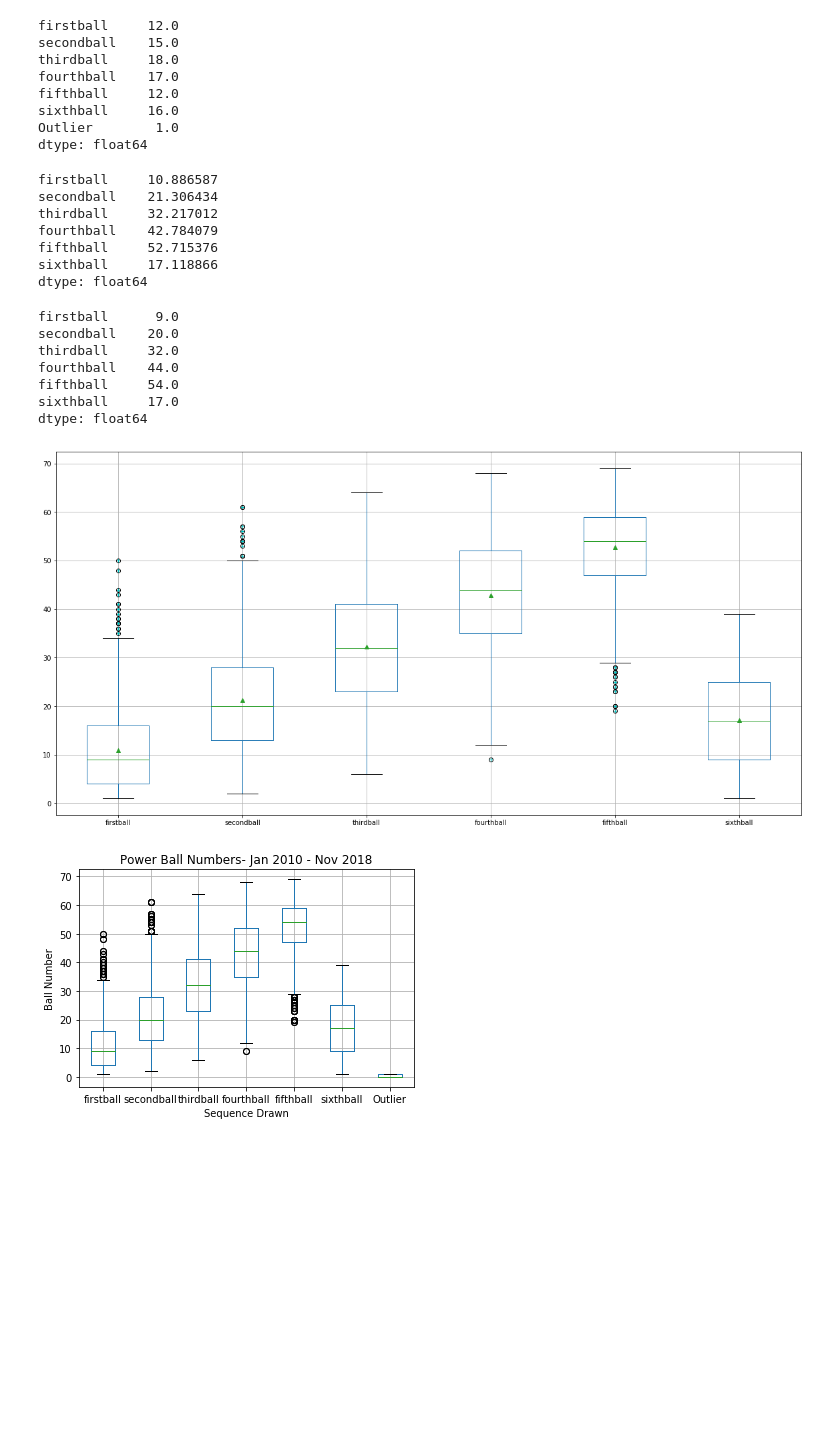
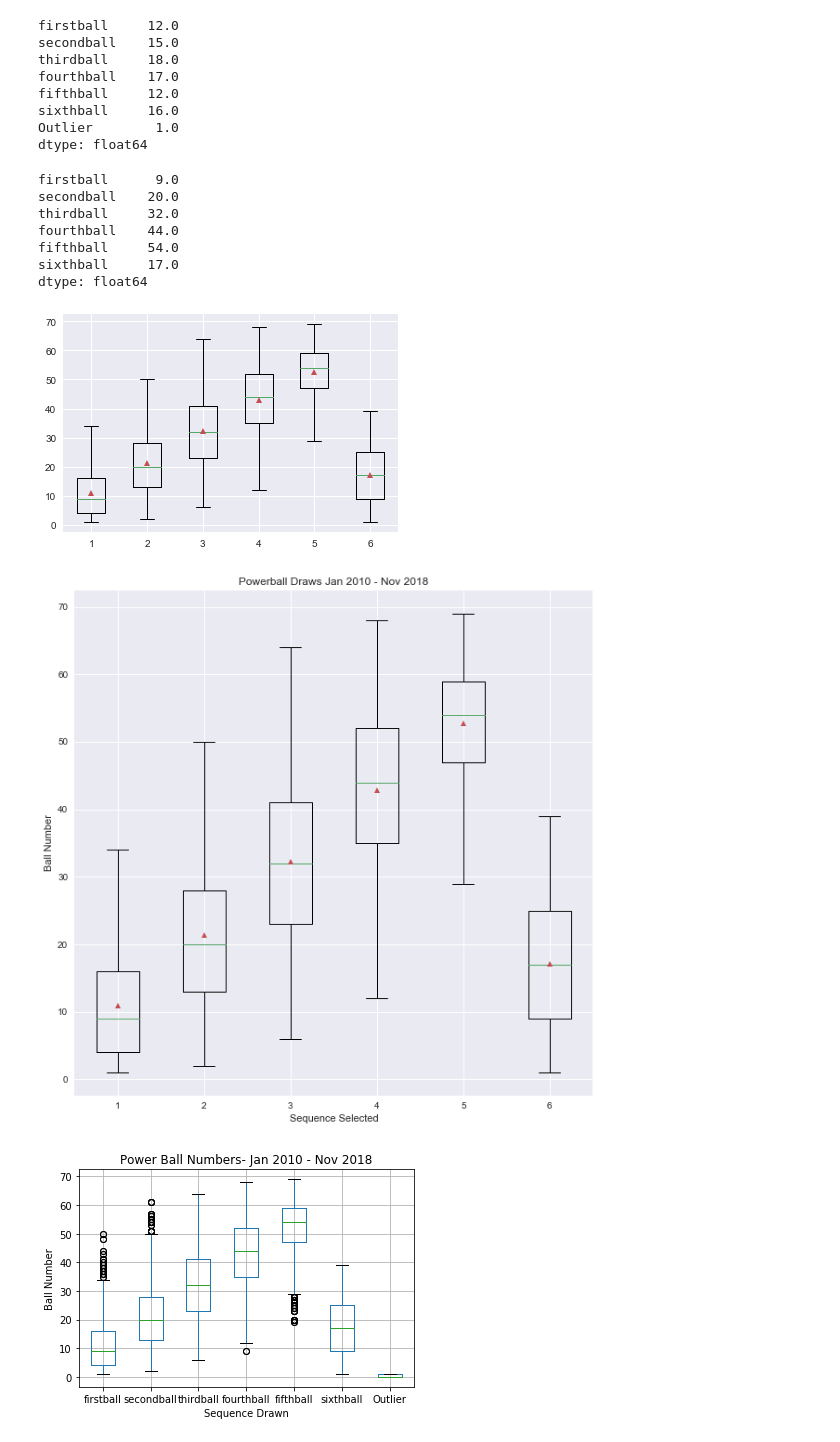
Before and after one commit to Gerrydh/Fundamentals-of-DA-Project, a Jupyter notebook: Box Plots- An Investigation.ipynb, the cells around one changed output. Saved outputs shown, nothing was run; the diff lists cells and outputs as text; code cells hidden in the pictures; blank space fills up the shorter version.

Commit message:
Editing plots

```diff
--- a/Box Plots- An Investigation.ipynb
+++ b/Box Plots- An Investigation.ipynb
@@ -103,16 +106,6 @@ fifthball     12.0
 sixthball     16.0
 Outlier        1.0
 dtype: float64
-# %%
-df.mean()
-# %% [output]
-firstball     10.886587
-secondball    21.306434
-thirdball     32.217012
-fourthball    42.784079
-fifthball     52.715376
-sixthball     17.118866
-dtype: float64
 # %%
 df.median()
 # %% [output]
@@ -125,9 +118,16 @@ sixthball     17.0
 dtype: float64
 # %%
 plt.boxplot([df.firstball, df.secondball, df.thirdball, df.fourthball, df.fifthball, df.sixthball], sym='c+', showmeans=True)
-df.boxplot(figsize=(20,10))
 plt.show()
 # %% [output]
-[figure, old version]
+[figure, new version]
+# %%
+plt.boxplot([df.firstball, df.secondball, df.thirdball, df.fourthball, df.fifthball, df.sixthball], sym='c+', showmeans=True)
+plt.title('Powerball Draws Jan 2010 - Nov 2018')
+plt.xlabel('Sequence Selected')
+plt.ylabel('Ball Number')
+plt.show()
+# %% [output]
+[figure, added]
 # %%
 plt.boxplot([df.firstball, df.secondball, df.thirdball, df.fourthball, df.fifthball, df.sixthball])
```
Also changed, not shown: parts of 6 cells of this notebook.
